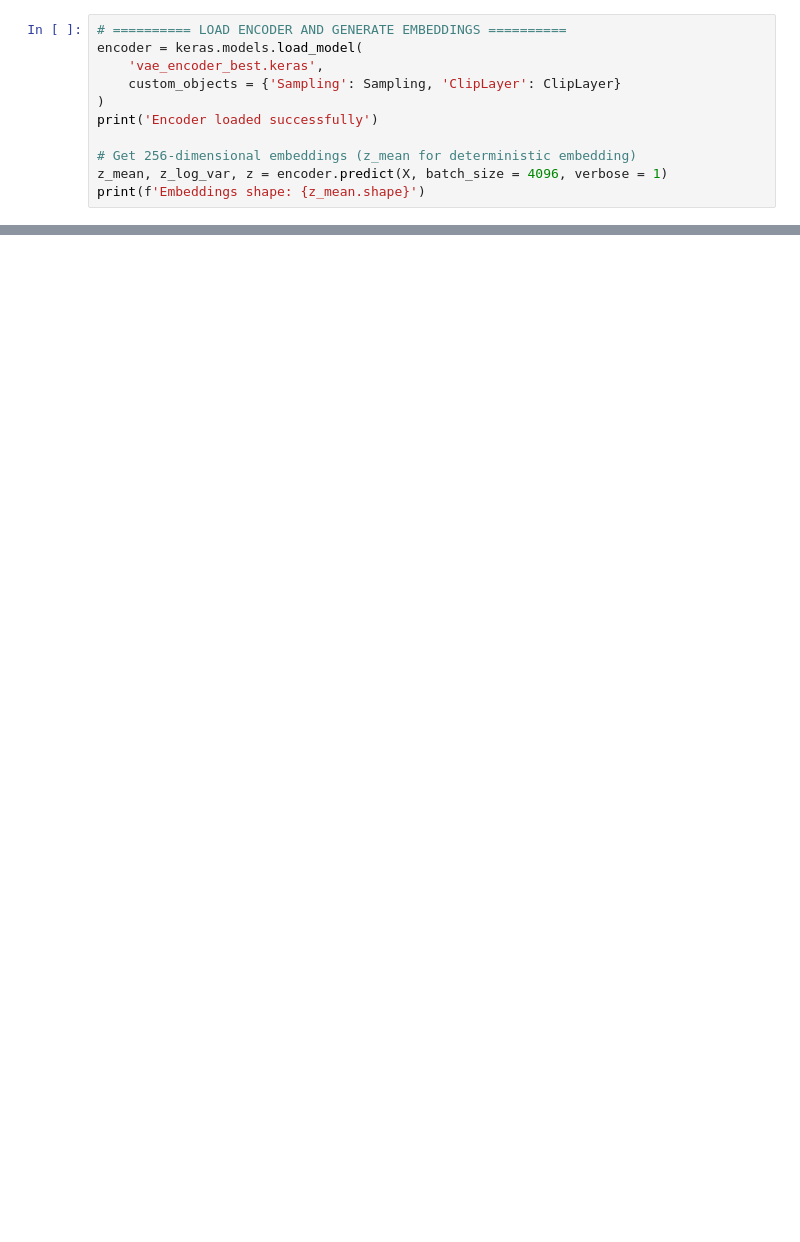
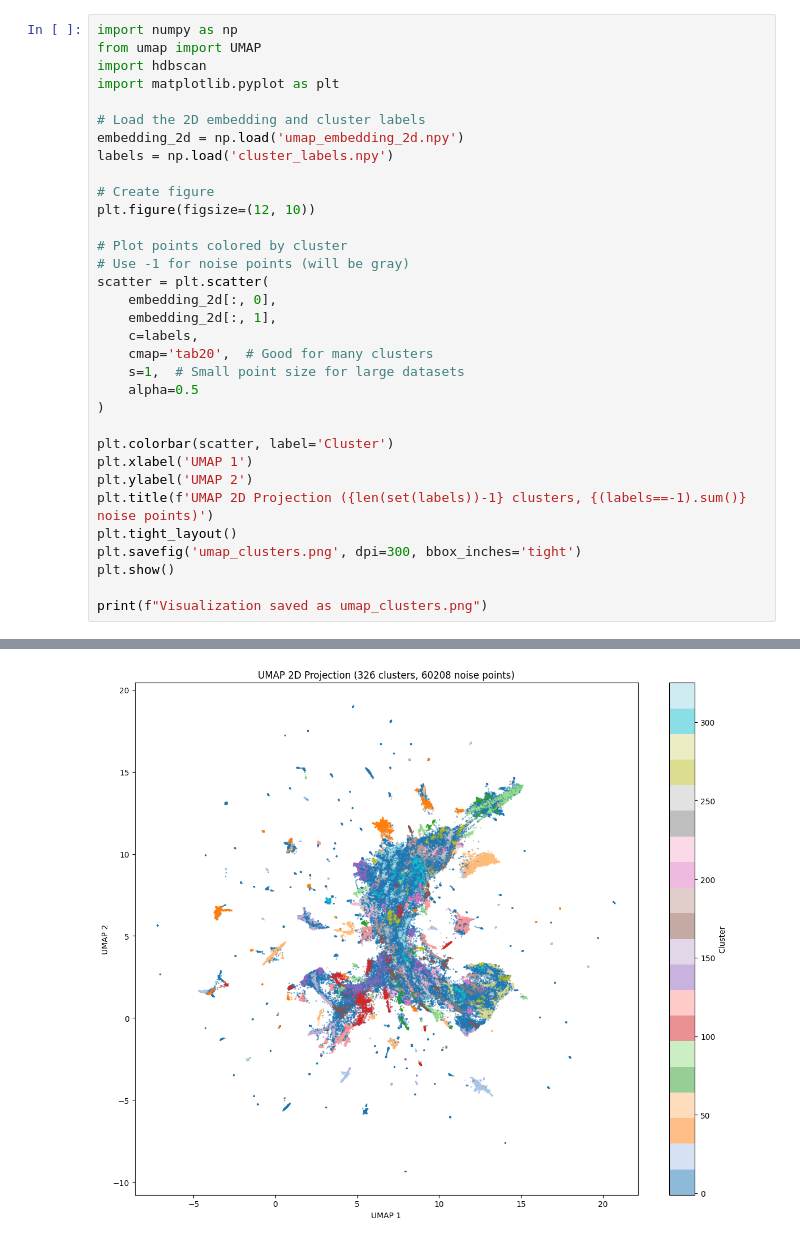
Before and after one commit to tnn111/Embedding, a Jupyter notebook: clustering.ipynb, the cells around one changed output, grey strips where cells are left out. Cells and saved outputs as stored; diff of their text form; blank space fills up the shorter version.

```diff
--- a/clustering.ipynb
+++ b/clustering.ipynb
@@ -24,11 +51,34 @@ print(f'Log-transformed: Min {X.min():.2f}, Max {X.max():.2f}, Mean {X.mean():.2
 # %%
-# ========== LOAD ENCODER AND GENERATE EMBEDDINGS ==========
-encoder = keras.models.load_model(
-    'vae_encoder_best.keras',
-    custom_objects = {'Sampling': Sampling, 'ClipLayer': ClipLayer}
+import numpy as np
+from umap import UMAP
+import hdbscan
+import matplotlib.pyplot as plt
+
+# Load the 2D embedding and cluster labels
+embedding_2d = np.load('umap_embedding_2d.npy')
+labels = np.load('cluster_labels.npy')
+
+# Create figure
+plt.figure(figsize=(12, 10))
+
+# Plot points colored by cluster
+# Use -1 for noise points (will be gray)
+scatter = plt.scatter(
+    embedding_2d[:, 0],
+    embedding_2d[:, 1],
+    c=labels,
+    cmap='tab20',  # Good for many clusters
+    s=1,  # Small point size for large datasets
+    alpha=0.5
 )
-print('Encoder loaded successfully')
 
-# Get 256-dimensional embeddings (z_mean for deterministic embedding)
-z_mean, z_log_var, z = encoder.predict(X, batch_size = 4096, verbose = 1)
-print(f'Embeddings shape: {z_mean.shape}')
+plt.colorbar(scatter, label='Cluster')
+plt.xlabel('UMAP 1')
+plt.ylabel('UMAP 2')
+plt.title(f'UMAP 2D Projection ({len(set(labels))-1} clusters, {(labels==-1).sum()} noise points)')
+plt.tight_layout()
+plt.savefig('umap_clusters.png', dpi=300, bbox_inches='tight')
+plt.show()
+
+print(f"Visualization saved as umap_clusters.png")
+# %% [output]
@@ -34,0 +89 @@ print(f'Embeddings shape: {z_mean.shape}')
+[figure, added]
```
Also changed, not shown: parts of 7 cells of this notebook.
